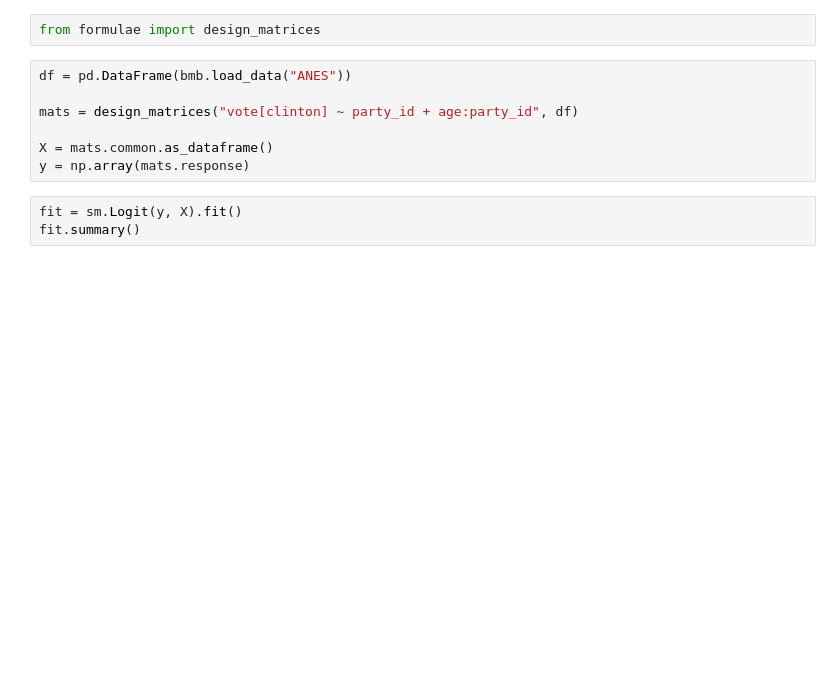
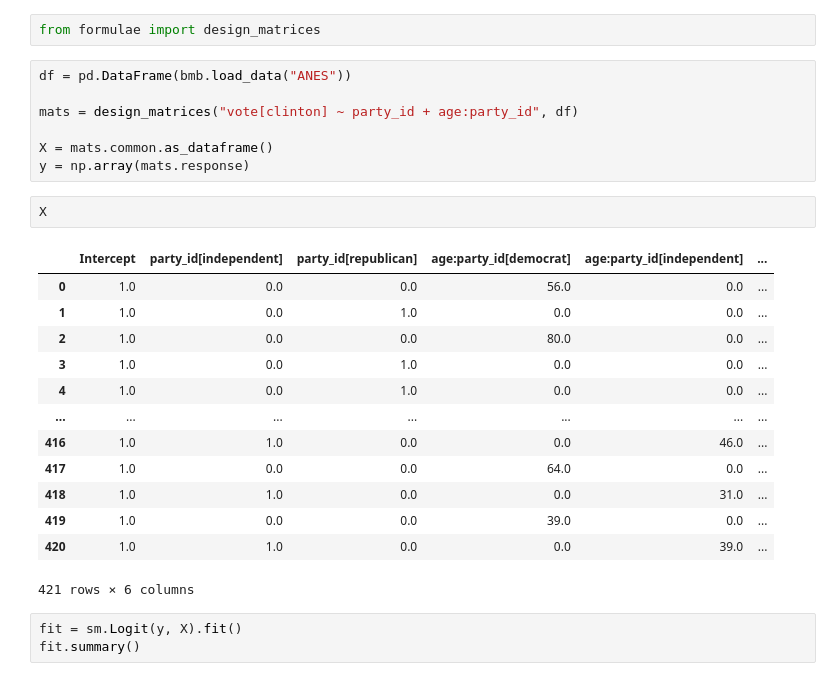
Before and after one commit to mgreenbe/DATA335W2025, a Jupyter notebook: code/scratch-2.ipynb, the cells around one changed output. Drawn from its saved outputs; the diff is of its cells as text; blank space fills up the shorter version.

```diff
--- a/code/scratch-2.ipynb
+++ b/code/scratch-2.ipynb
@@ -697,6 +697,22 @@ mats = design_matrices("vote[clinton] ~ party_id + age:party_id", df)
 
 X = mats.common.as_dataframe()
 y = np.array(mats.response)
+# %%
+X
+# %% [output]
+|  | Intercept | party_id[independent] | party_id[republican] | age:party_id[democrat] | age:party_id[independent] | ... |
+| 0 | 1.0 | 0.0 | 0.0 | 56.0 | 0.0 | ... |
+| 1 | 1.0 | 0.0 | 1.0 | 0.0 | 0.0 | ... |
+| 2 | 1.0 | 0.0 | 0.0 | 80.0 | 0.0 | ... |
+| 3 | 1.0 | 0.0 | 1.0 | 0.0 | 0.0 | ... |
+| 4 | 1.0 | 0.0 | 1.0 | 0.0 | 0.0 | ... |
+| ... | ... | ... | ... | ... | ... | ... |
+| 416 | 1.0 | 1.0 | 0.0 | 0.0 | 46.0 | ... |
+| 417 | 1.0 | 0.0 | 0.0 | 64.0 | 0.0 | ... |
+| 418 | 1.0 | 1.0 | 0.0 | 0.0 | 31.0 | ... |
+| 419 | 1.0 | 0.0 | 0.0 | 39.0 | 0.0 | ... |
+| 420 | 1.0 | 1.0 | 0.0 | 0.0 | 39.0 | ... |
+421 rows × 6 columns
 # %%
 fit = sm.Logit(y, X).fit()
 fit.summary()
```
Also changed, not shown: parts of 1 cell of this notebook, 2 other files.
